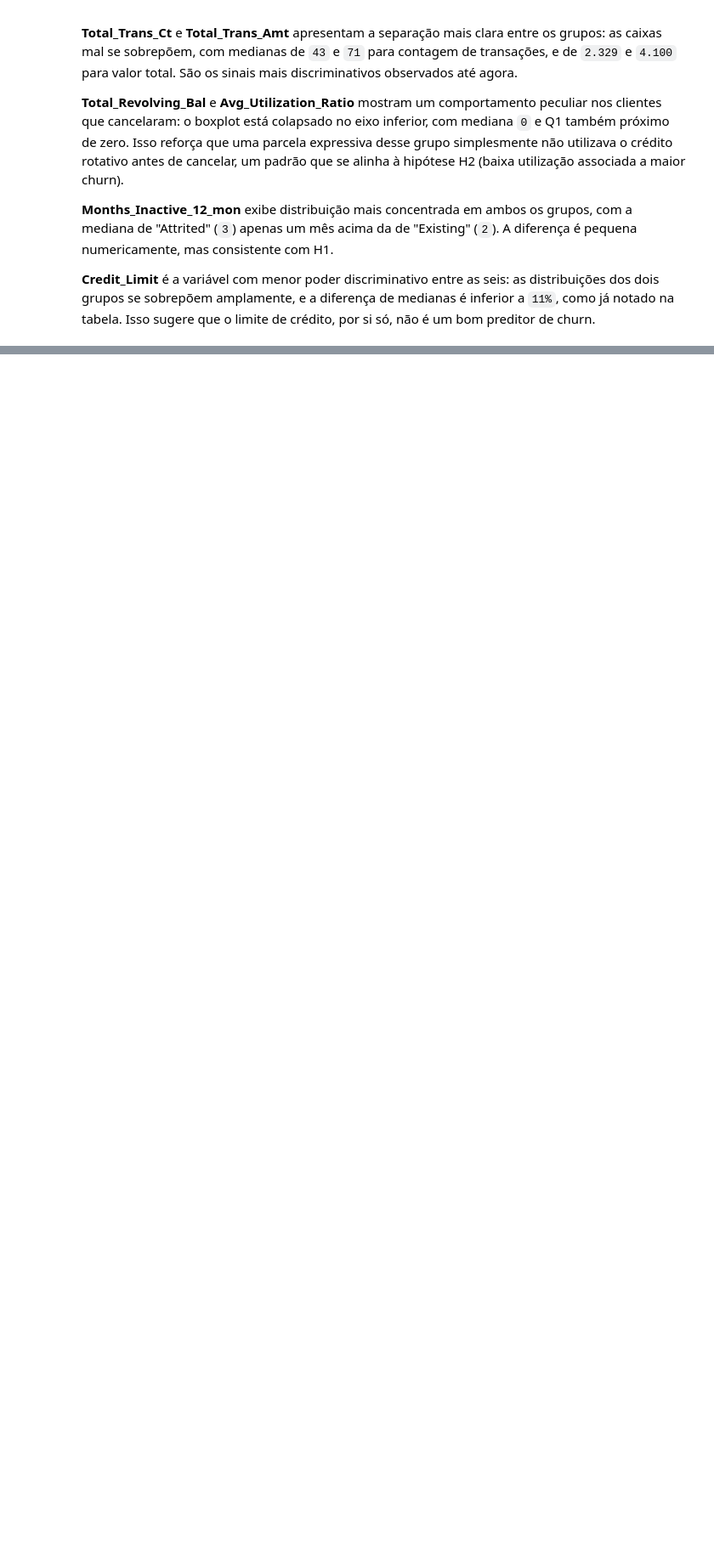
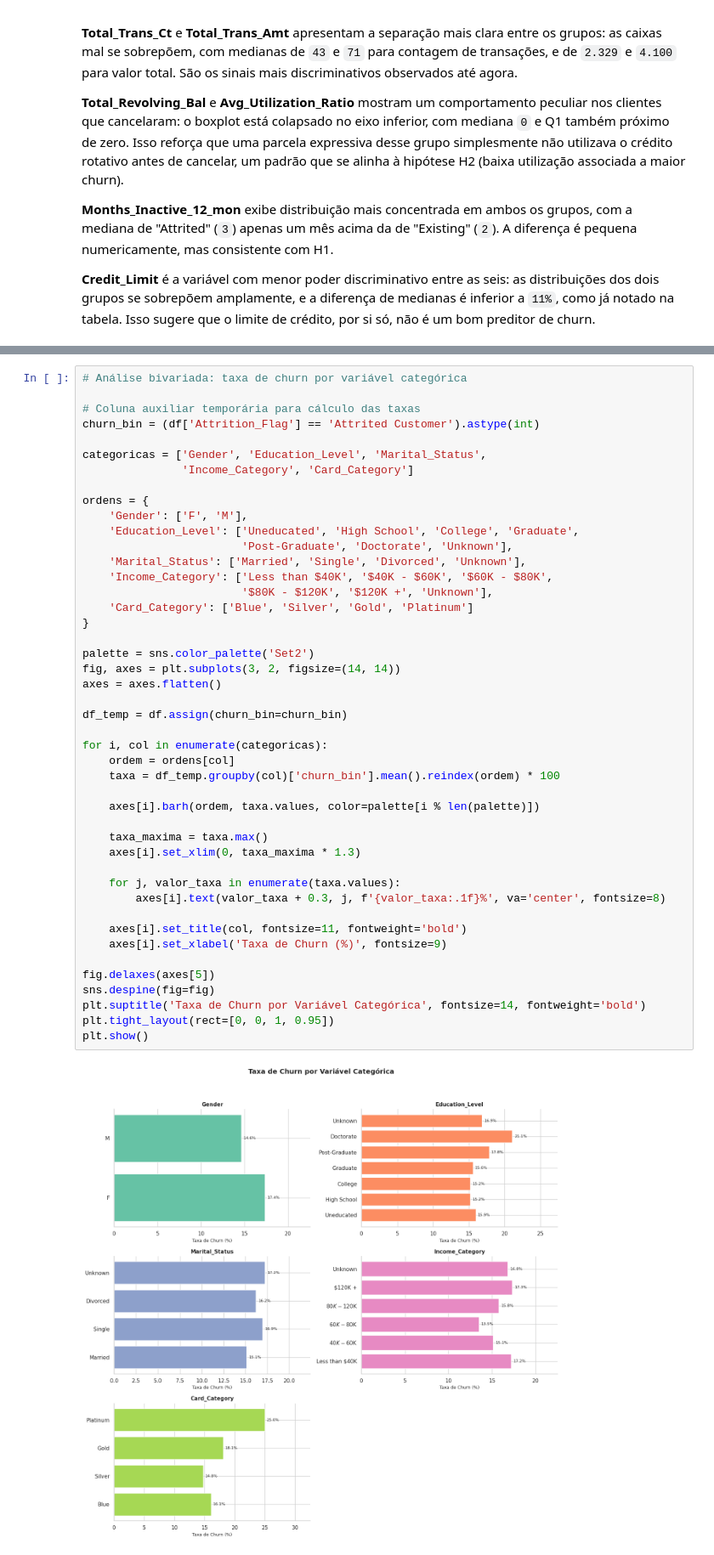
Before and after one commit to diogorblessa/mvp-credit-card-churn, a Jupyter notebook: notebooks/mvp_eda_preprocessing.ipynb, the cells around one changed output, grey strips where cells are left out. Shown at 85% size. Drawn from its saved outputs; the diff is of its cells as text; blank space fills up the shorter version.

```diff
--- a/notebooks/mvp_eda_preprocessing.ipynb
+++ b/notebooks/mvp_eda_preprocessing.ipynb
@@ -731,0 +772,47 @@ plt.show()
+# %%
+# Análise bivariada: taxa de churn por variável categórica
+
+# Coluna auxiliar temporária para cálculo das taxas
+churn_bin = (df['Attrition_Flag'] == 'Attrited Customer').astype(int)
+
+categoricas = ['Gender', 'Education_Level', 'Marital_Status',
+               'Income_Category', 'Card_Category']
+
+ordens = {
+    'Gender': ['F', 'M'],
+    'Education_Level': ['Uneducated', 'High School', 'College', 'Graduate',
+                        'Post-Graduate', 'Doctorate', 'Unknown'],
+    'Marital_Status': ['Married', 'Single', 'Divorced', 'Unknown'],
+    'Income_Category': ['Less than $40K', '$40K - $60K', '$60K - $80K',
+                        '$80K - $120K', '$120K +', 'Unknown'],
+    'Card_Category': ['Blue', 'Silver', 'Gold', 'Platinum']
+}
+
+palette = sns.color_palette('Set2')
+fig, axes = plt.subplots(3, 2, figsize=(14, 14))
+axes = axes.flatten()
+
+df_temp = df.assign(churn_bin=churn_bin)
+
+for i, col in enumerate(categoricas):
+    ordem = ordens[col]
+    taxa = df_temp.groupby(col)['churn_bin'].mean().reindex(ordem) * 100
+
+    axes[i].barh(ordem, taxa.values, color=palette[i % len(palette)])
+
+    taxa_maxima = taxa.max()
+    axes[i].set_xlim(0, taxa_maxima * 1.3)
+
+    for j, valor_taxa in enumerate(taxa.values):
+        axes[i].text(valor_taxa + 0.3, j, f'{valor_taxa:.1f}%', va='center', fontsize=8)
+
+    axes[i].set_title(col, fontsize=11, fontweight='bold')
+    axes[i].set_xlabel('Taxa de Churn (%)', fontsize=9)
+
+fig.delaxes(axes[5])
+sns.despine(fig=fig)
+plt.suptitle('Taxa de Churn por Variável Categórica', fontsize=14, fontweight='bold')
+plt.tight_layout(rect=[0, 0, 1, 0.95])
+plt.show()
+# %% [output]
+[figure, added]
```
Also changed, not shown: parts of 33 cells of this notebook.
